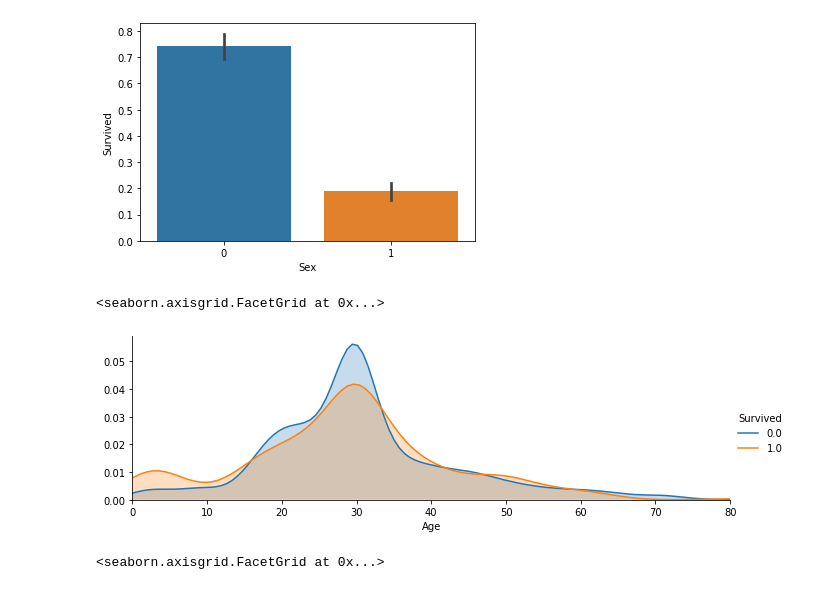
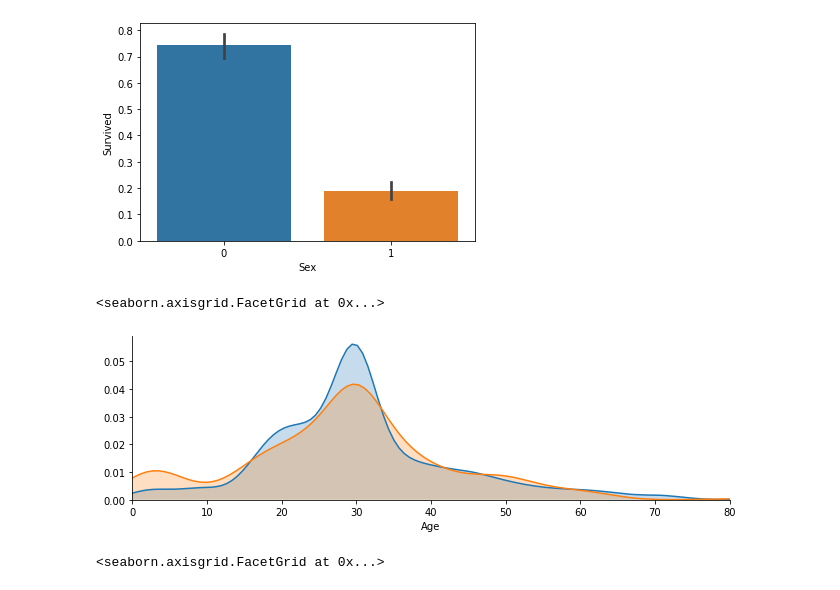
Before and after one commit to yiiiiiiiiiiiiiii/QAboard, a Jupyter notebook: work/class3/42/titanic.ipynb, the cells around one changed output. Drawn from its saved outputs; the diff is of its cells as text; code cells hidden in the pictures.

```diff
--- a/work/class3/42/titanic.ipynb
+++ b/work/class3/42/titanic.ipynb
@@ -197,15 +196,15 @@ sns.barplot(x="Sex", y="Survived", data=pd.DataFrame(train_data))
 # %%
 # 画出年的密度函数
 ageFacet=sns.FacetGrid(train_data,hue='Survived',aspect=3)
-#作图，选择图形类型
+# #作图，选择图形类型
 ageFacet.map(sns.kdeplot,'Age',shade=True)
-#其他信息：坐标轴范围、标签等
+# #其他信息：坐标轴范围、标签等
 ageFacet.set(xlim=(0,train_data['Age'].max()))
-ageFacet.add_legend()
+# ageFacet.add_legend()
 # 有图可知年龄在0-10岁的生存率较高
 # %% [output]
 <seaborn.axisgrid.FacetGrid at 0x...>
-[figure, old version]
+[figure, new version]
 # %%
 #  画出票价密度函数
 ageFacet=sns.FacetGrid(train_data,hue='Survived',aspect=3)
```
Also changed, not shown: parts of 6 cells of this notebook.
